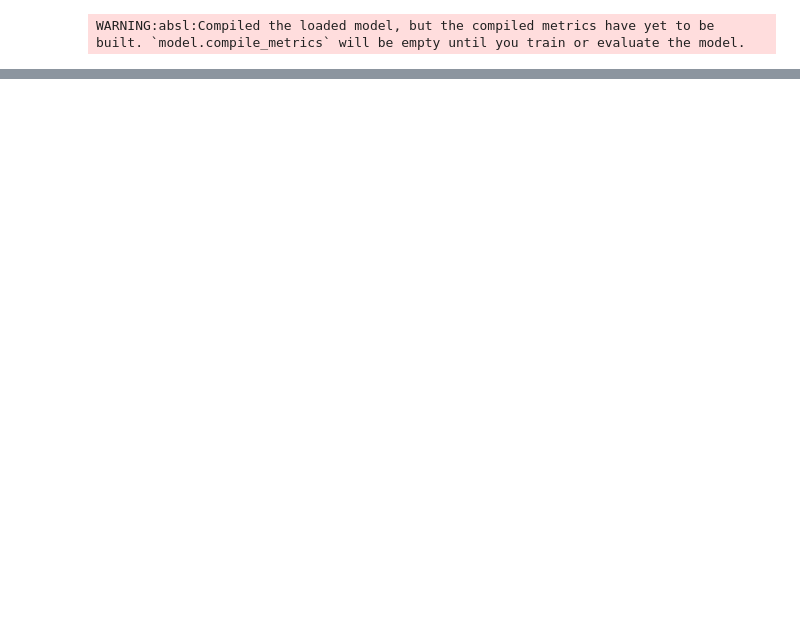
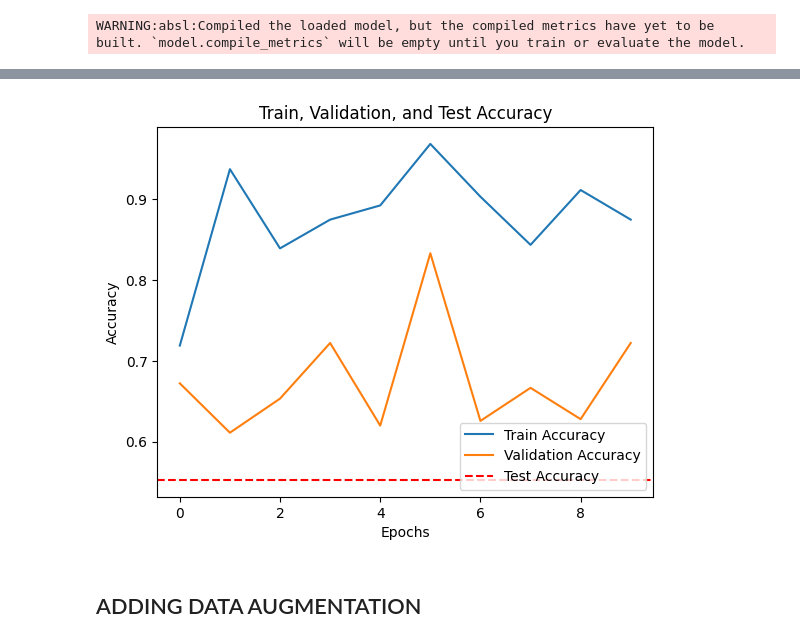
Before and after one commit to eltsvetk/DS6050_Project, a Jupyter notebook: densenetnewdataset.ipynb, the cells around one changed output, grey strips where cells are left out. Drawn from its saved outputs; the diff is of its cells as text; code cells hidden in the pictures; blank space fills up the shorter version.

```diff
--- a/densenetnewdataset.ipynb
+++ b/densenetnewdataset.ipynb
@@ -197,13 +209,5 @@ Test dataset extracted to: /home/mjp2da/.keras/datasets/test_google_images_lands
 # %%
-# Data preprocessing for the test set
-
-test_datagen = ImageDataGenerator(rescale=1.0/255)
-
-test_generator = test_datagen.flow_from_directory(
-    test_extracted_dir,
-    target_size=(224, 224),
-    batch_size=32,
-    class_mode='binary',  # Use 'categorical' for multi-class classification
-    shuffle=False  # Keep data in the same order for consistent evaluation
-)
+import os
+test_extracted_dir = '/home/rrm3nh/.keras/datasets/test_google_images_landslide_three_extracted'
+print(os.listdir(test_extracted_dir))
 # %% [output]
@@ -210,0 +215,13 @@ Found 114 images belonging to 1 classes.
+# %%
+test_dir = os.path.join(test_extracted_dir, 'Google_Earth_Images')
+# %%
+test_datagen = ImageDataGenerator(rescale=1.0/255)
+
+# Test generator
+test_generator = test_datagen.flow_from_directory(
+    test_dir,
+    target_size=(224, 224),
+    batch_size=32,
+    class_mode='binary',  # For binary classification, adjust if multi-class
+    shuffle=False  # Ensure test data is not shuffled for evaluation
+)
@@ -244,0 +273,13 @@ Image: Google_Earth_Images/landslides/nasa_g_2000m_14329_2011_large.jpg, Predict
+# %%
+plt.plot(history.history['accuracy'], label='Train Accuracy')
+plt.plot(history.history['val_accuracy'], label='Validation Accuracy')
+plt.axhline(y=accuracy, color='r', linestyle='--', label='Test Accuracy')
+plt.title('Train, Validation, and Test Accuracy')
+plt.xlabel('Epochs')
+plt.ylabel('Accuracy')
+plt.legend()
+plt.show()
+# %% [output]
+[figure, added]
+# %% [markdown]
+## ADDING DATA AUGMENTATION
```
Also changed, not shown: parts of 55 cells of this notebook.
